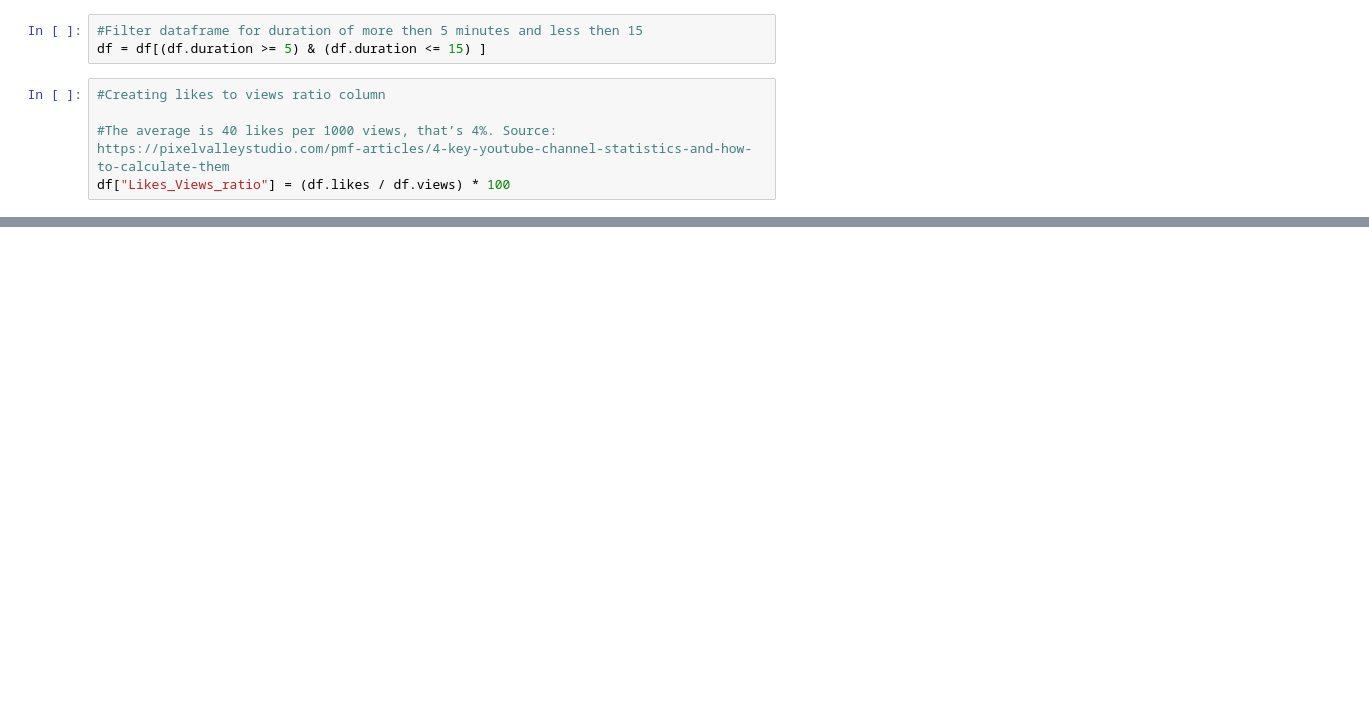
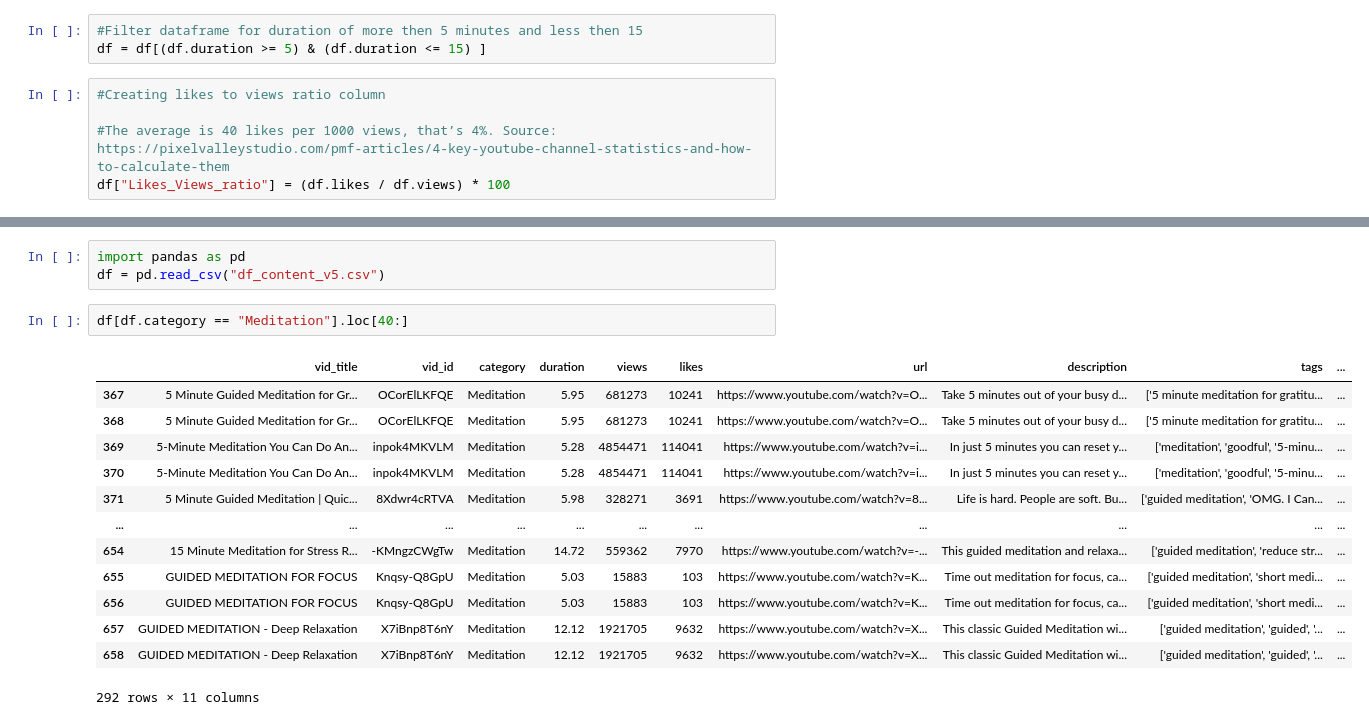
Before and after one commit to RoxannaW/Reto_tripulaciones, a Jupyter notebook: youtube_df.ipynb, the cells around one changed output, grey strips where cells are left out. Drawn from its saved outputs; the diff is of its cells as text; blank space fills up the shorter version.

```diff
--- a/youtube_df.ipynb
+++ b/youtube_df.ipynb
@@ -241,0 +351,19 @@ Voor emotions misschien 3 verschillende dataframes maken?
+# %%
+import pandas as pd
+df = pd.read_csv("df_content_v5.csv")
+# %%
+df[df.category == "Meditation"].loc[40:]
+# %% [output]
+|  | vid_title | vid_id | category | duration | views | likes | url | description | tags | ... |
+| 367 | 5 Minute Guided Meditation for Gr... | OCorElLKFQE | Meditation | 5.95 | 681273 | 10241 | https://www.youtube.com/watch?v=O... | Take 5 minutes out of your busy d... | ['5 minute meditation for gratitu... | ... |
+| 368 | 5 Minute Guided Meditation for Gr... | OCorElLKFQE | Meditation | 5.95 | 681273 | 10241 | https://www.youtube.com/watch?v=O... | Take 5 minutes out of your busy d... | ['5 minute meditation for gratitu... | ... |
+| 369 | 5-Minute Meditation You Can Do An... | inpok4MKVLM | Meditation | 5.28 | 4854471 | 114041 | https://www.youtube.com/watch?v=i... | In just 5 minutes you can reset y... | ['meditation', 'goodful', '5-minu... | ... |
+| 370 | 5-Minute Meditation You Can Do An... | inpok4MKVLM | Meditation | 5.28 | 4854471 | 114041 | https://www.youtube.com/watch?v=i... | In just 5 minutes you can reset y... | ['meditation', 'goodful', '5-minu... | ... |
+| 371 | 5 Minute Guided Meditation | Quic... | 8Xdwr4cRTVA | Meditation | 5.98 | 328271 | 3691 | https://www.youtube.com/watch?v=8... | Life is hard. People are soft. Bu... | ['guided meditation', 'OMG. I Can... | ... |
+| ... | ... | ... | ... | ... | ... | ... | ... | ... | ... | ... |
+| 654 | 15 Minute Meditation for Stress R... | -KMngzCWgTw | Meditation | 14.72 | 559362 | 7970 | https://www.youtube.com/watch?v=-... | This guided meditation and relaxa... | ['guided meditation', 'reduce str... | ... |
+| 655 | GUIDED MEDITATION FOR FOCUS | Knqsy-Q8GpU | Meditation | 5.03 | 15883 | 103 | https://www.youtube.com/watch?v=K... | Time out meditation for focus, ca... | ['guided meditation', 'short medi... | ... |
+| 656 | GUIDED MEDITATION FOR FOCUS | Knqsy-Q8GpU | Meditation | 5.03 | 15883 | 103 | https://www.youtube.com/watch?v=K... | Time out meditation for focus, ca... | ['guided meditation', 'short medi... | ... |
+| 657 | GUIDED MEDITATION - Deep Relaxation | X7iBnp8T6nY | Meditation | 12.12 | 1921705 | 9632 | https://www.youtube.com/watch?v=X... | This classic Guided Meditation wi... | ['guided meditation', 'guided', '... | ... |
+| 658 | GUIDED MEDITATION - Deep Relaxation | X7iBnp8T6nY | Meditation | 12.12 | 1921705 | 9632 | https://www.youtube.com/watch?v=X... | This classic Guided Meditation wi... | ['guided meditation', 'guided', '... | ... |
+292 rows × 11 columns
```
Also changed, not shown: parts of 18 cells of this notebook, 29 other files.
